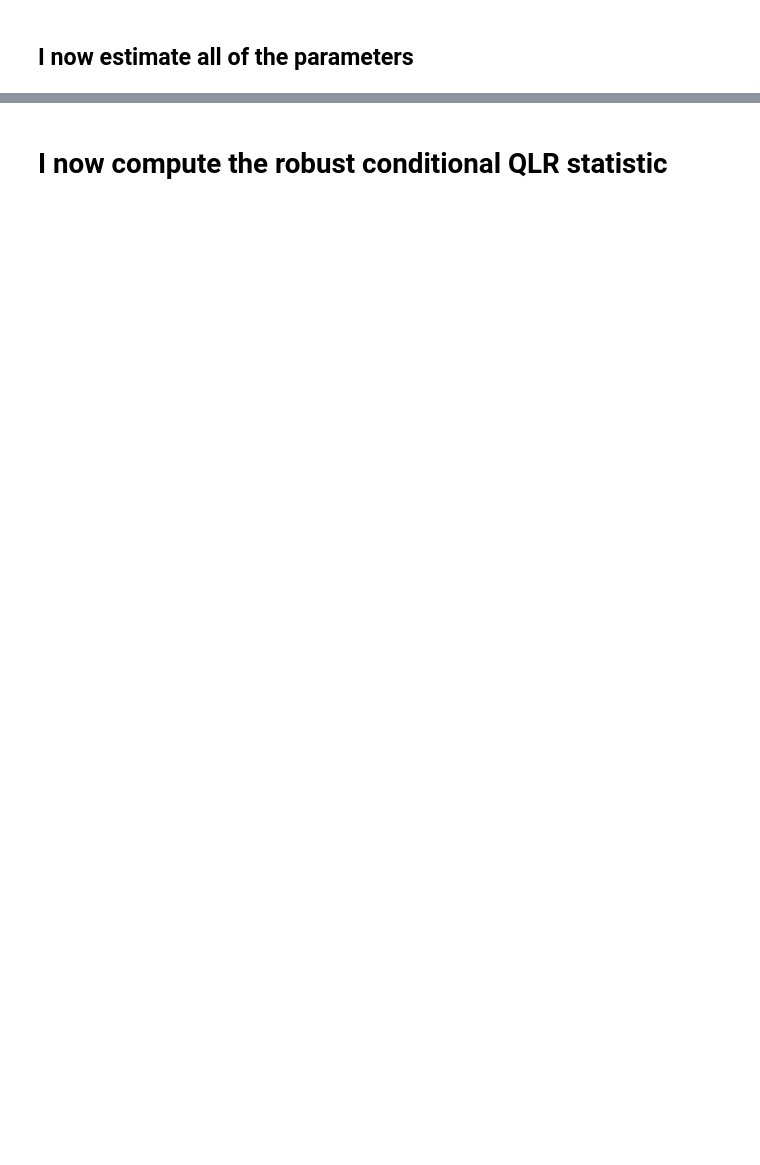
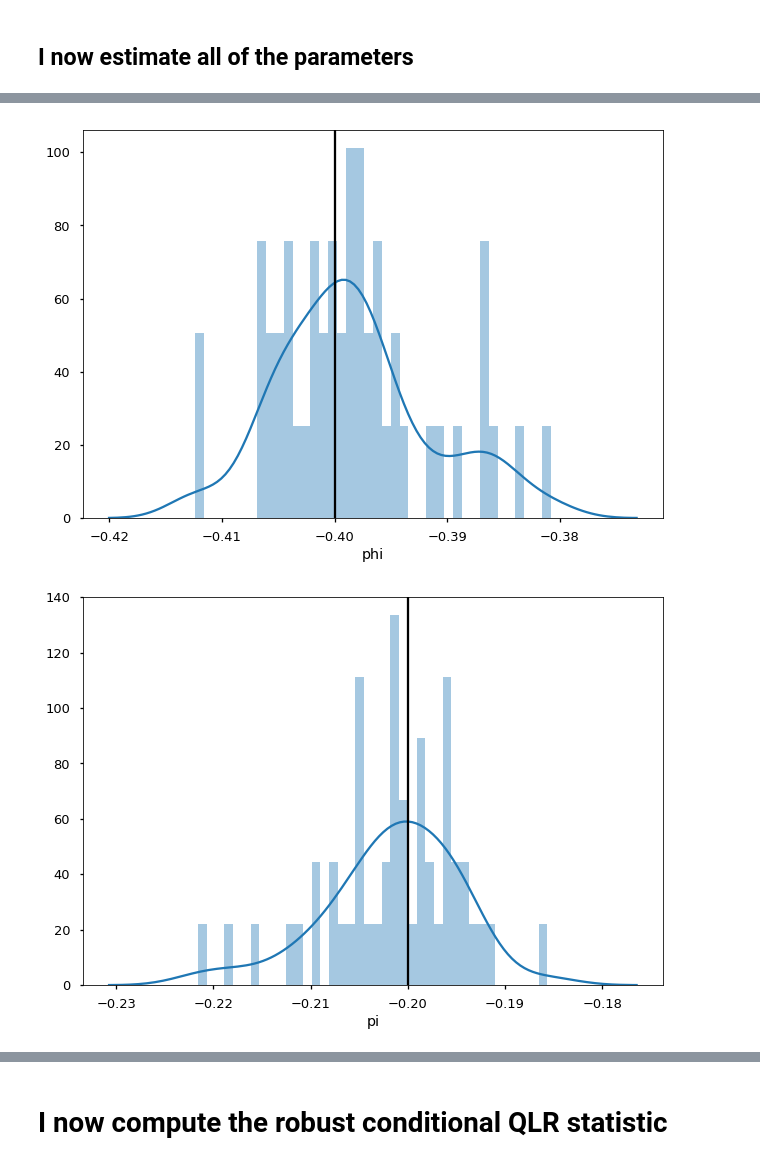
Before and after one commit to sangrey/RiskPriceInference, a Jupyter notebook: volpriceinference/simulations.ipynb, the cells around one changed output, grey strips where cells are left out. Cells and saved outputs as stored; diff of their text form; code cells hidden in the pictures; blank space fills up the shorter version.

```diff
--- a/volpriceinference/simulations.ipynb
+++ b/volpriceinference/simulations.ipynb
@@ -268,8 +287,12 @@ with pd.option_context('mode.use_inf_as_null', True):
 # %%
 with pd.option_context('mode.use_inf_as_null', True):
     for name in ['phi', 'pi', 'theta']:
         fig, ax = mpl.pyplot.subplots()
         sns.distplot(pd.Series([est[name] for est, cov in est_arr]).dropna(), ax=ax, bins=40)
         ax.set_xlabel(name)
+        ax.axvline(total_true_params[name], color='black')
         if max(ax.get_xlim()) > 20:
             ax.set_xlim(-20, 20)
+# %% [output]
+[figure, added]
+[figure, added]
```
Also changed, not shown: parts of 20 cells of this notebook, 2 other files.
